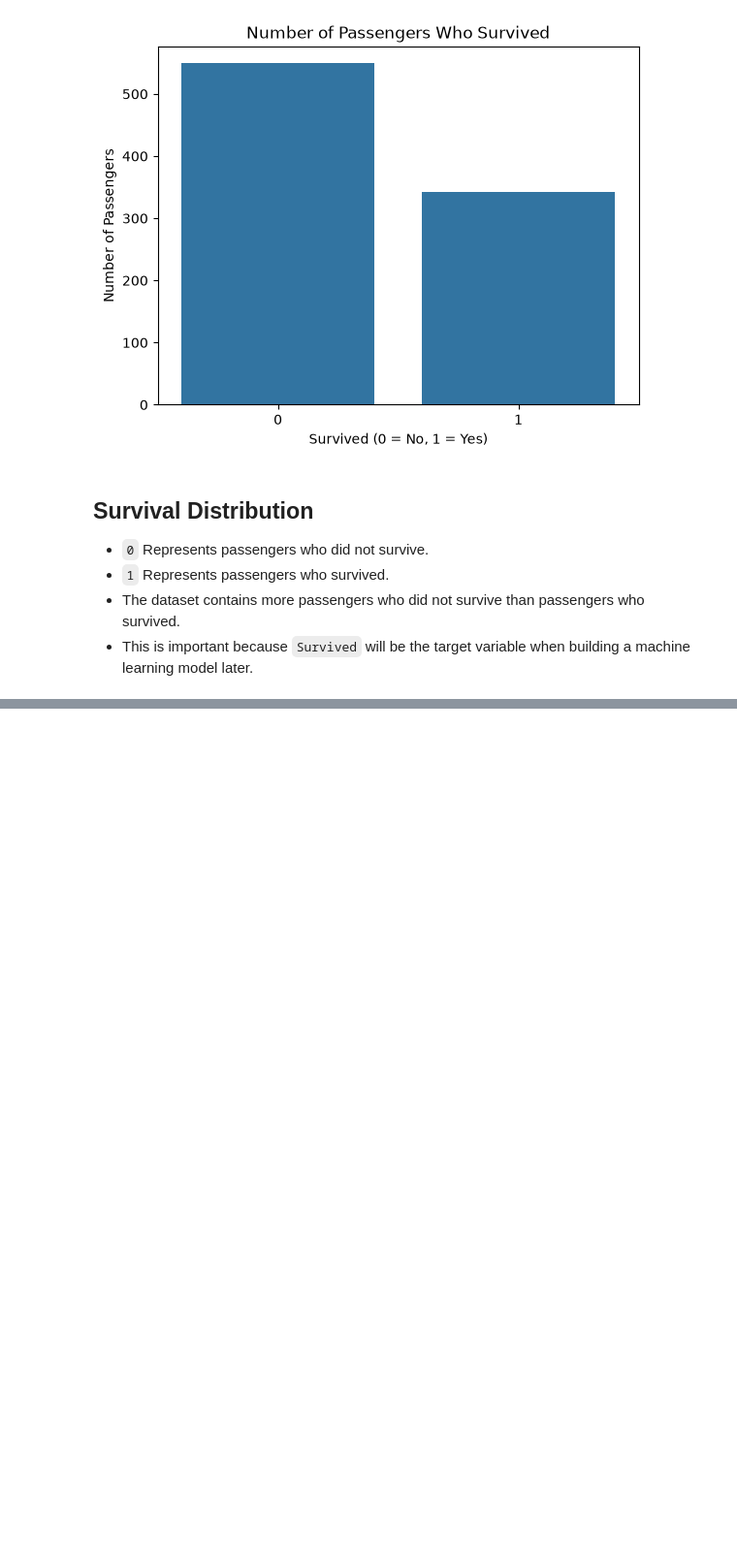
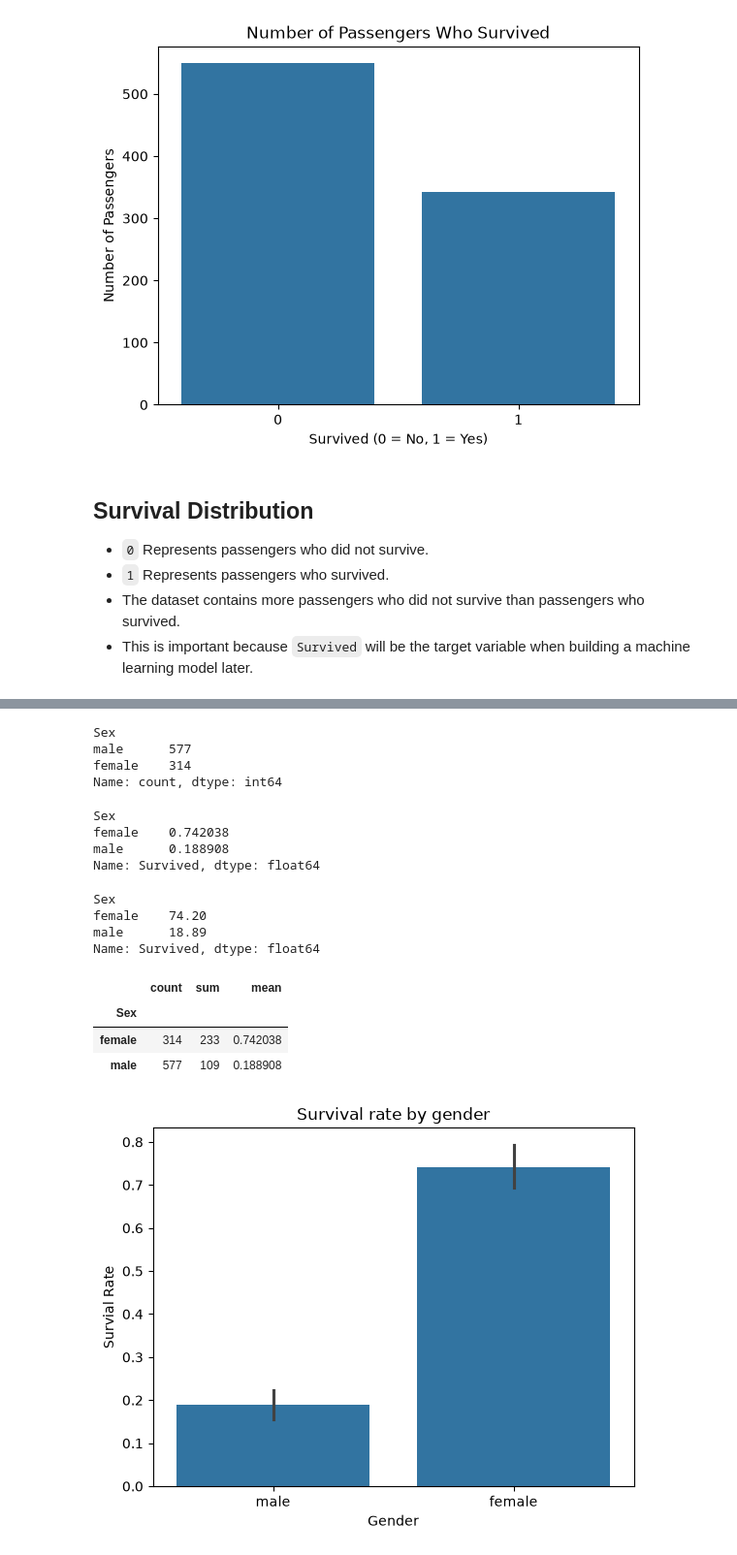
Before and after one commit to Dvnsh-coder/data-science-practice, a Jupyter notebook: Titanic/titanic_eda.ipynb, the cells around one changed output, grey strips where cells are left out. Shown at 97% size. Cells and saved outputs as stored; diff of their text form; code cells hidden in the pictures; blank space fills up the shorter version.

Commit message:
Analyze Titanic survival rate by gender

```diff
--- a/Titanic/titanic_eda.ipynb
+++ b/Titanic/titanic_eda.ipynb
@@ -183,0 +188,37 @@ plt.show()
+# %%
+df["Sex"].value_counts()
+# %% [output]
+Sex
+male      577
+female    314
+Name: count, dtype: int64
+# %%
+df.groupby("Sex")["Survived"].mean()
+# %% [output]
+Sex
+female    0.742038
+male      0.188908
+Name: Survived, dtype: float64
+# %%
+df.groupby("Sex")["Survived"].mean().mul(100).round(2)
+# %% [output]
+Sex
+female    74.20
+male      18.89
+Name: Survived, dtype: float64
+# %%
+df.groupby("Sex")["Survived"].agg(['count', 'sum', 'mean'])
+# %% [output]
+|  | count | sum | mean |
+| Sex |  |  |  |
+| female | 314 | 233 | 0.742038 |
+| male | 577 | 109 | 0.188908 |
+# %%
+sns.barplot( data = df, x = 'Sex', y = 'Survived')
+plt.title("Survival rate by gender")
+plt.xlabel("Gender")
+plt.ylabel("Survial Rate")
+
+plt.show()
+# %% [output]
+[figure, added]
```
Also changed, not shown: parts of 3 cells of this notebook.
